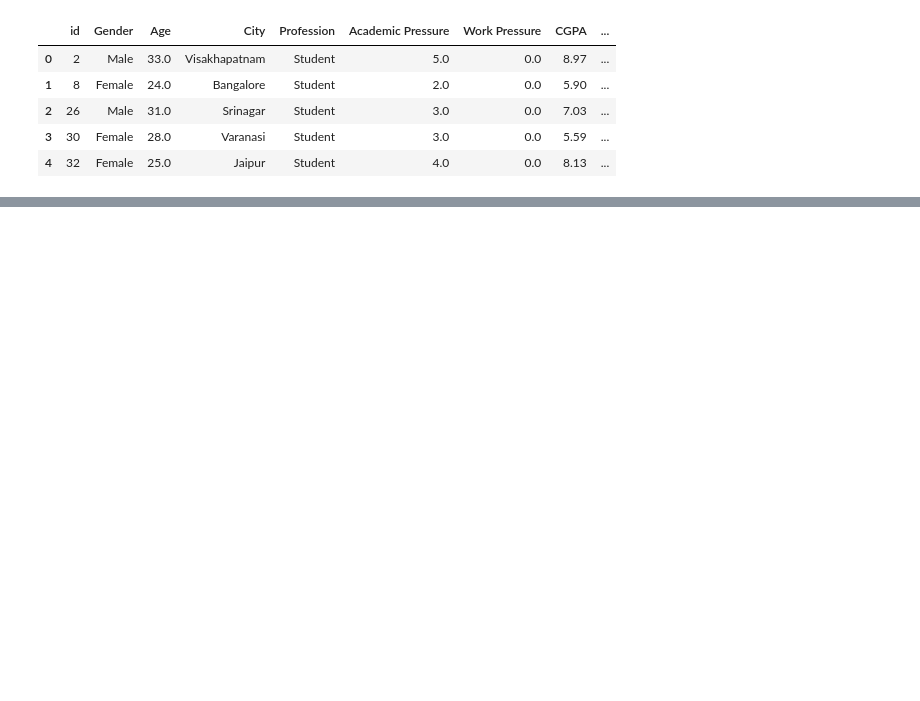
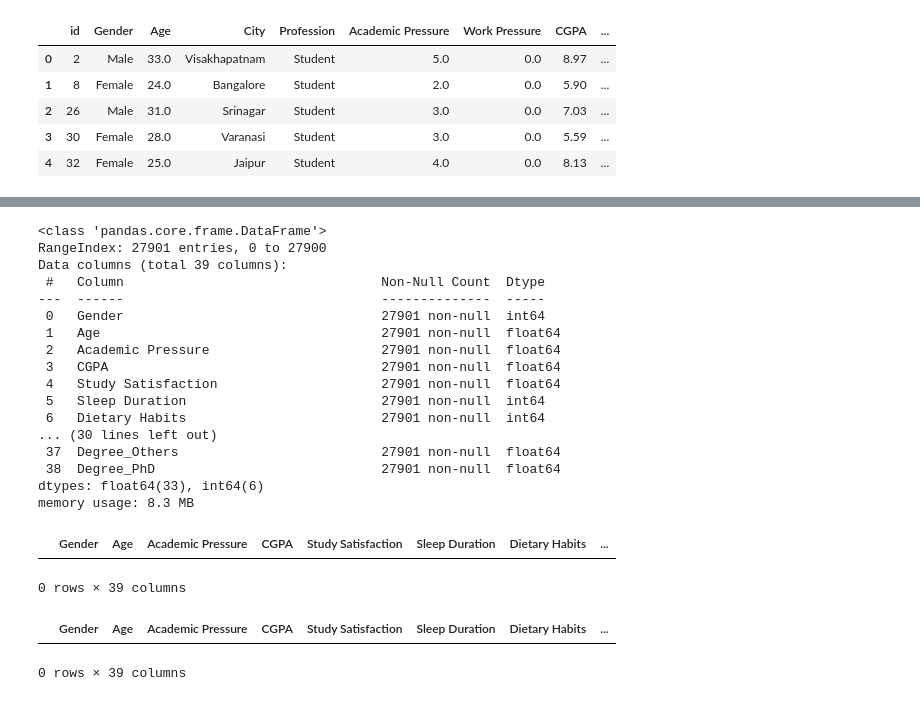
Before and after one commit to Plumz17/FinalProjectML, a Jupyter notebook: FinalProjectML.ipynb, the cells around one changed output, grey strips where cells are left out. Drawn from its saved outputs; the diff is of its cells as text; code cells hidden in the pictures; blank space fills up the shorter version.

```diff
--- a/FinalProjectML.ipynb
+++ b/FinalProjectML.ipynb
@@ -43,0 +47,32 @@ df.head()
+# %%
+# Data Exploration
+df.info()
+df.describe()
+df.isnull().sum()
+df.duplicated().sum()
+# %% [output]
+<class 'pandas.core.frame.DataFrame'>
+RangeIndex: 27901 entries, 0 to 27900
+Data columns (total 39 columns):
+ #   Column                                 Non-Null Count  Dtype
+---  ------                                 --------------  -----
+ 0   Gender                                 27901 non-null  int64
+ 1   Age                                    27901 non-null  float64
+ 2   Academic Pressure                      27901 non-null  float64
+ 3   CGPA                                   27901 non-null  float64
+ 4   Study Satisfaction                     27901 non-null  float64
+ 5   Sleep Duration                         27901 non-null  int64
+ 6   Dietary Habits                         27901 non-null  int64
+... (30 lines left out)
+ 37  Degree_Others                          27901 non-null  float64
+ 38  Degree_PhD                             27901 non-null  float64
+dtypes: float64(33), int64(6)
+memory usage: 8.3 MB
+|  | Gender | Age | Academic Pressure | CGPA | Study Satisfaction | Sleep Duration | Dietary Habits | ... |
+0 rows × 39 columns
+# %%
+# Check for NaN values
+df[df.isna().any(axis=1)]
+# %% [output]
+|  | Gender | Age | Academic Pressure | CGPA | Study Satisfaction | Sleep Duration | Dietary Habits | ... |
+0 rows × 39 columns
```
Also changed, not shown: parts of 15 cells of this notebook.
